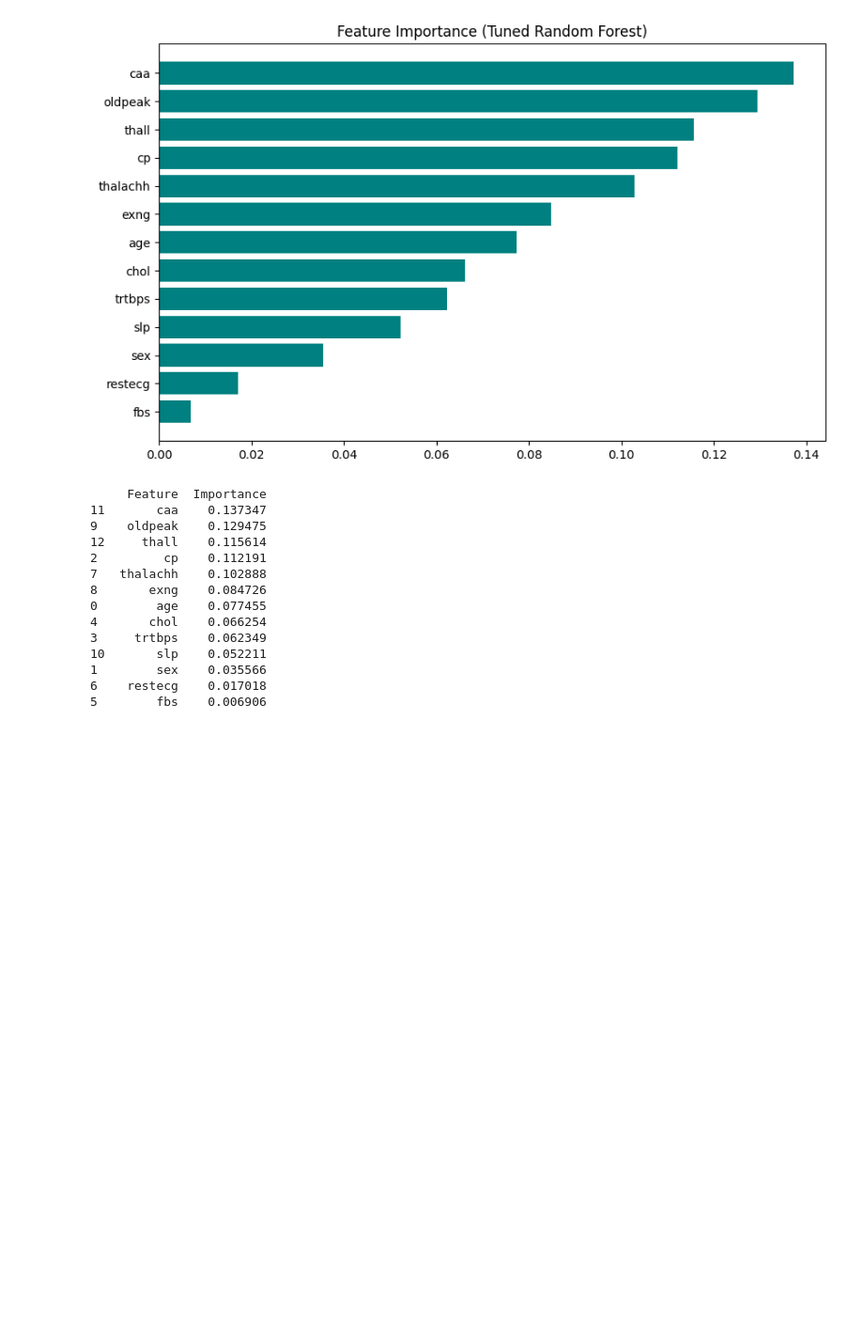
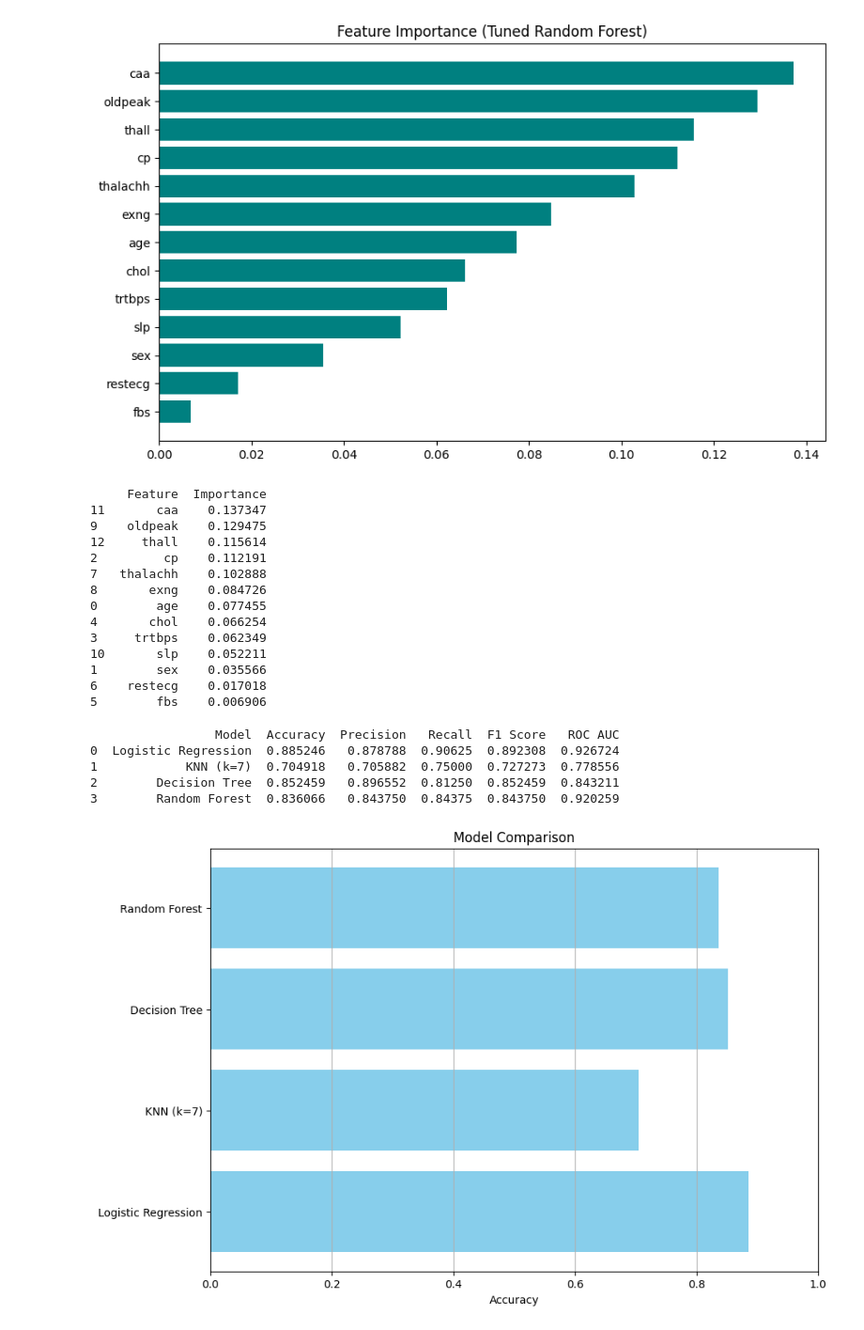
Before and after one commit to Abdullah-Jalal/heart-disease-prediction, a Jupyter notebook: ML_Heart.ipynb, the cells around one changed output. Shown at 94% size. Saved outputs shown, nothing was run; the diff lists cells and outputs as text; code cells hidden in the pictures; blank space fills up the shorter version.

Commit message:
comparisions of all models which are applied

```diff
--- a/ML_Heart.ipynb
+++ b/ML_Heart.ipynb
@@ -582,0 +593,51 @@ print(feat_imp)
+# %%
+import pandas as pd
+from sklearn.metrics import accuracy_score, precision_score, recall_score, f1_score, roc_auc_score
+
+
+log_reg.fit(X_train, y_train)
+knn.fit(X_train, y_train)
+dtc.fit(X_train, y_train)
+rfc.fit(X_train, y_train)
+
+results = []
+
+models = {
+    "Logistic Regression": log_reg,
+    "KNN (k=7)": knn,
+    "Decision Tree": dtc,
+    "Random Forest": rfc
+}
+
+for name, model in models.items():
+    y_pred = model.predict(X_test)
+    y_prob = model.predict_proba(X_test)[:, 1]
+
+    results.append({
+        "Model": name,
+        "Accuracy": accuracy_score(y_test, y_pred),
+        "Precision": precision_score(y_test, y_pred),
+        "Recall": recall_score(y_test, y_pred),
+        "F1 Score": f1_score(y_test, y_pred),
+        "ROC AUC": roc_auc_score(y_test, y_prob)
+    })
+
+
+comparison_df = pd.DataFrame(results)
+print(comparison_df)
+# %% [output]
+                 Model  Accuracy  Precision   Recall  F1 Score   ROC AUC
+0  Logistic Regression  0.885246   0.878788  0.90625  0.892308  0.926724
+1            KNN (k=7)  0.704918   0.705882  0.75000  0.727273  0.778556
+2        Decision Tree  0.852459   0.896552  0.81250  0.852459  0.843211
+3        Random Forest  0.836066   0.843750  0.84375  0.843750  0.920259
+# %%
+plt.figure(figsize=(10,7))
+plt.title('Model Comparison')
+plt.barh(comparison_df['Model'], comparison_df['Accuracy'], color='skyblue')
+plt.xlabel('Accuracy')
+plt.xlim(0, 1)
+plt.grid(axis='x')
+plt.show()
+# %% [output]
+[figure, added]
```
Also changed, not shown: parts of 1 cell of this notebook.
